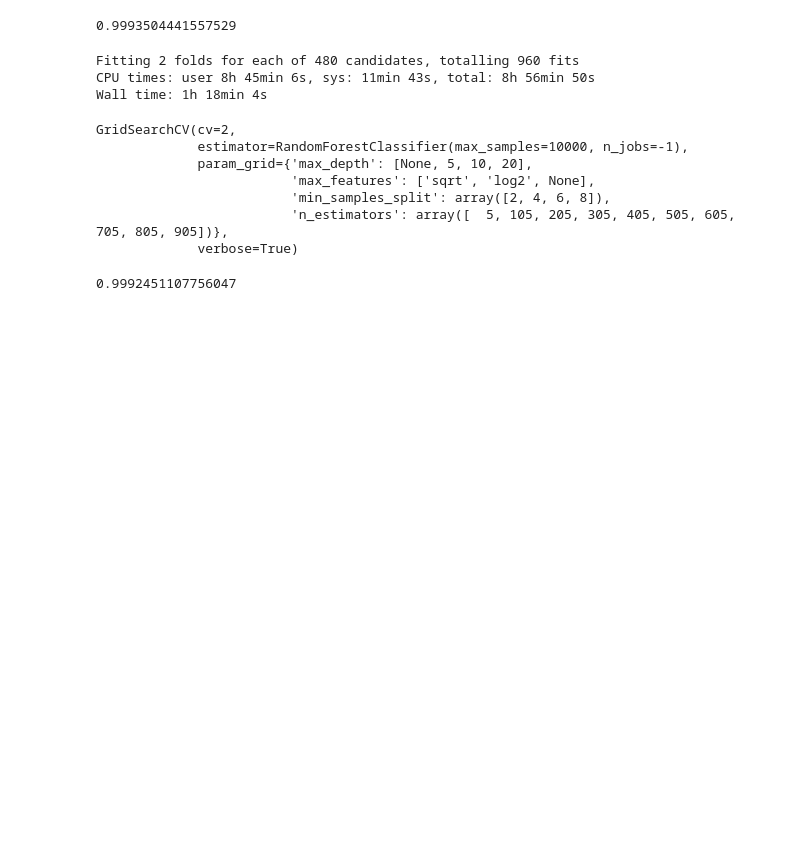
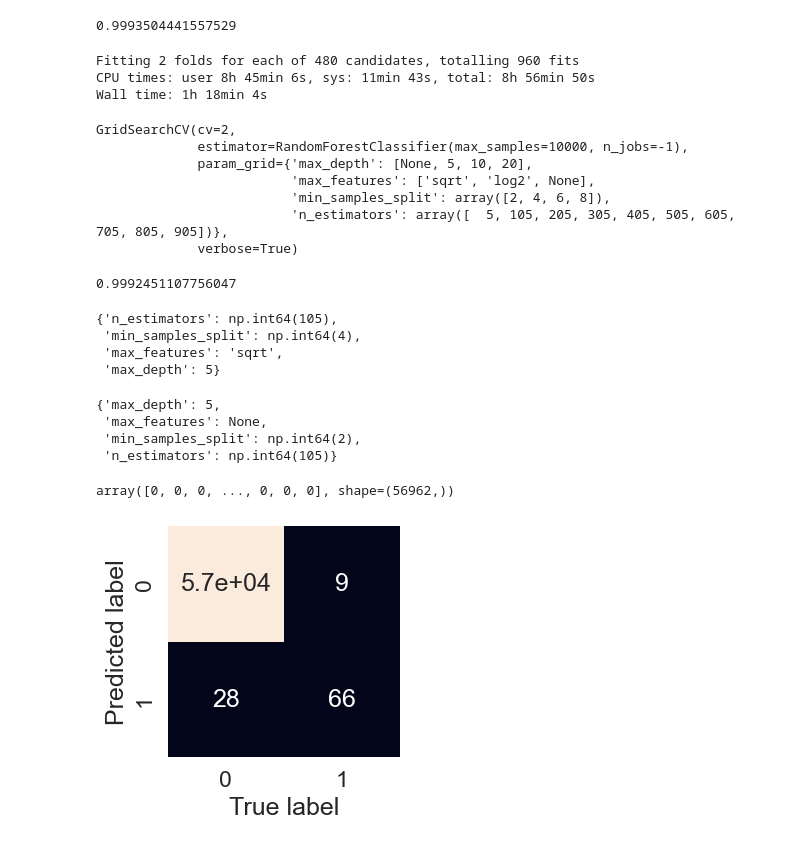
Before and after one commit to Ydv-Suman/Credit-Card-Fraud-Detection, a Jupyter notebook: Main.ipynb, the cells around one changed output. Drawn from its saved outputs; the diff is of its cells as text; code cells hidden in the pictures; blank space fills up the shorter version.

Commit message:
tunning model and scoring

```diff
--- a/Main.ipynb
+++ b/Main.ipynb
@@ -180,3 +180,36 @@ GridSearchCV(cv=2,
 gs_model.score(x_test, y_test)
 # %% [output]
 0.9992451107756047
+# %%
+rs_model.best_params_
+# %% [output]
+{'n_estimators': np.int64(105),
+ 'min_samples_split': np.int64(4),
+ 'max_features': 'sqrt',
+ 'max_depth': 5}
+# %%
+gs_model.best_params_
+# %% [output]
+{'max_depth': 5,
+ 'max_features': None,
+ 'min_samples_split': np.int64(2),
+ 'n_estimators': np.int64(105)}
+# %%
+y_preds = rs_model.predict(x_test)
+y_preds
+# %% [output]
+array([0, 0, 0, ..., 0, 0, 0], shape=(56962,))
+# %%
+sns.set(font_scale=1.5)
+def plot_conf_matrix(y_test, y_preds):
+    fig, ax =  plt.subplots(figsize=(3,3))
+    ax = sns.heatmap(confusion_matrix(y_test, y_preds),
+                    annot=True,
+                    cbar=False)
+    plt.xlabel("True label")
+    plt.ylabel("Predicted label")
+    plt.show()
+
+plot_conf_matrix(y_test, y_preds)
+# %% [output]
+[figure, added]
```
Also changed, not shown: parts of 8 cells of this notebook.
